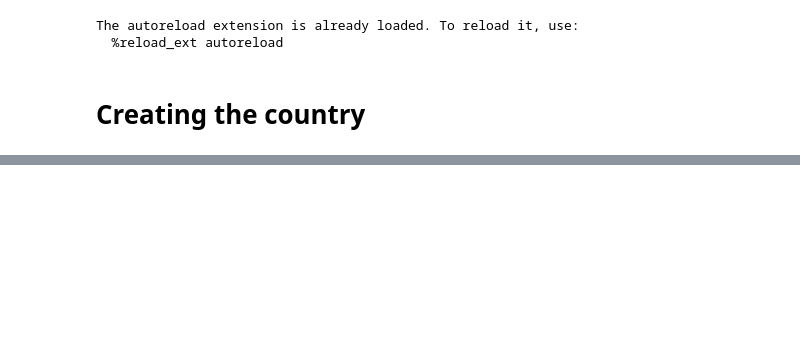
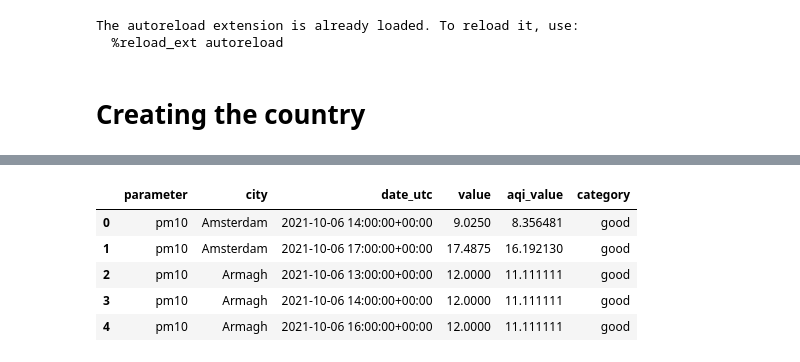
Before and after one commit to alkistz/pp-assessment, a Jupyter notebook: air_quality/pipeline_test.ipynb, the cells around one changed output, grey strips where cells are left out. Drawn from its saved outputs; the diff is of its cells as text; code cells hidden in the pictures; blank space fills up the shorter version.

```diff
--- a/air_quality/pipeline_test.ipynb
+++ b/air_quality/pipeline_test.ipynb
@@ -66,0 +75,9 @@ air_quality_data.filtered_df
+# %%
+test_df.head()
+# %% [output]
+|  | parameter | city | date_utc | value | aqi_value | category |
+| 0 | pm10 | Amsterdam | 2021-10-06 14:00:00+00:00 | 9.0250 | 8.356481 | good |
+| 1 | pm10 | Amsterdam | 2021-10-06 17:00:00+00:00 | 17.4875 | 16.192130 | good |
+| 2 | pm10 | Armagh | 2021-10-06 13:00:00+00:00 | 12.0000 | 11.111111 | good |
+| 3 | pm10 | Armagh | 2021-10-06 14:00:00+00:00 | 12.0000 | 11.111111 | good |
+| 4 | pm10 | Armagh | 2021-10-06 16:00:00+00:00 | 12.0000 | 11.111111 | good |
```
Also changed, not shown: parts of 8 cells of this notebook, 15 other files.
